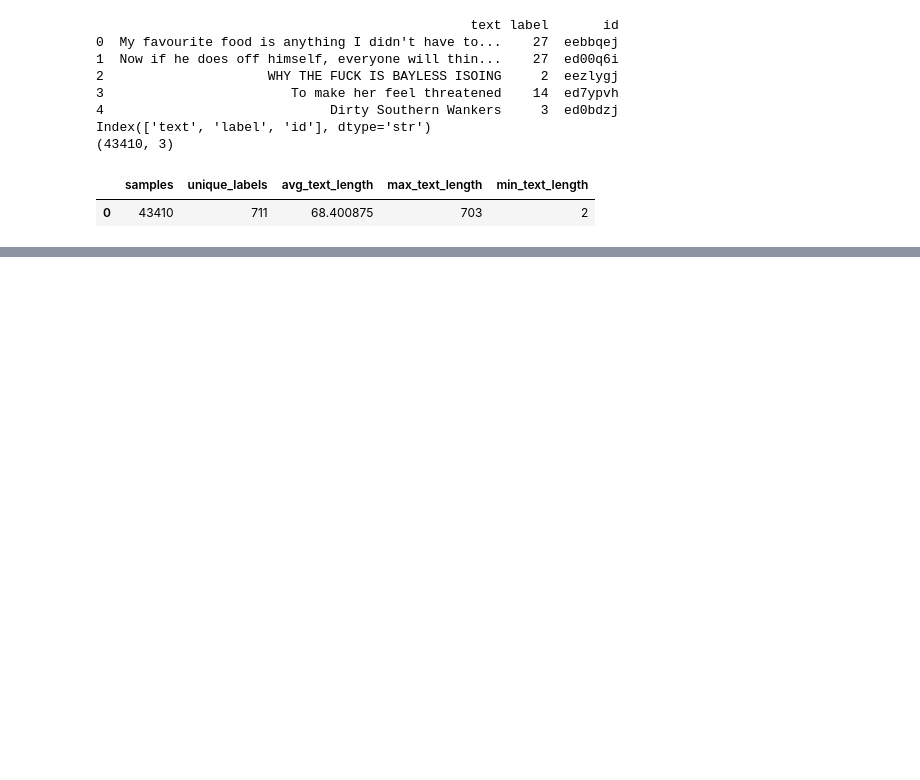
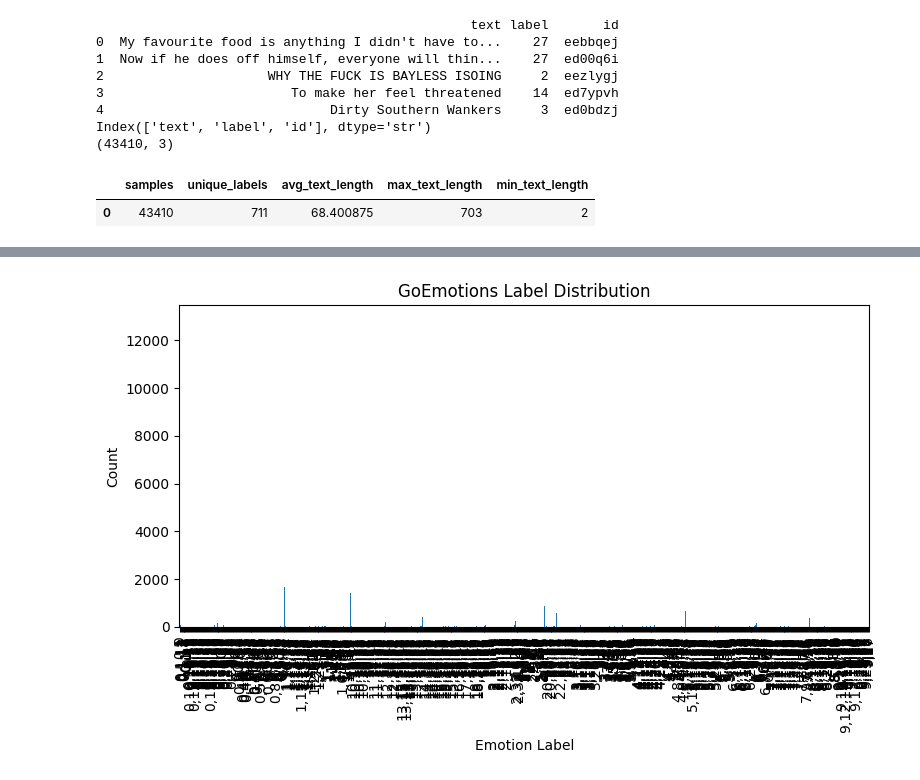
Before and after one commit to raesha-dev/Milo, a Jupyter notebook: research_nlp_xai/notebooks/01_data_exploration.ipynb, the cells around one changed output, grey strips where cells are left out. Saved outputs shown, nothing was run; the diff lists cells and outputs as text; code cells hidden in the pictures; blank space fills up the shorter version.

```diff
--- a/research_nlp_xai/notebooks/01_data_exploration.ipynb
+++ b/research_nlp_xai/notebooks/01_data_exploration.ipynb
@@ -121,3 +121,24 @@ pd.DataFrame([stats]).to_csv(
     "../data/metadata/dair_stats.csv",
     index=False
 )
+# %%
+%pip install matplotlib
+import matplotlib.pyplot as plt
+
+label_counts = train["label"].value_counts().sort_index()
+
+plt.figure(figsize=(8,5))
+label_counts.plot(kind="bar")
+
+plt.title("GoEmotions Label Distribution")
+plt.xlabel("Emotion Label")
+plt.ylabel("Count")
+
+plt.tight_layout()
+
+plt.savefig(
+    "../figures/goemotions_distribution.png",dpi=300
+)
+
+plt.show()
+# %% [output]
@@ -123,0 +160 @@ pd.DataFrame([stats]).to_csv(
+[figure, added]
```
Also changed, not shown: parts of 8 cells of this notebook, 2 other files.
